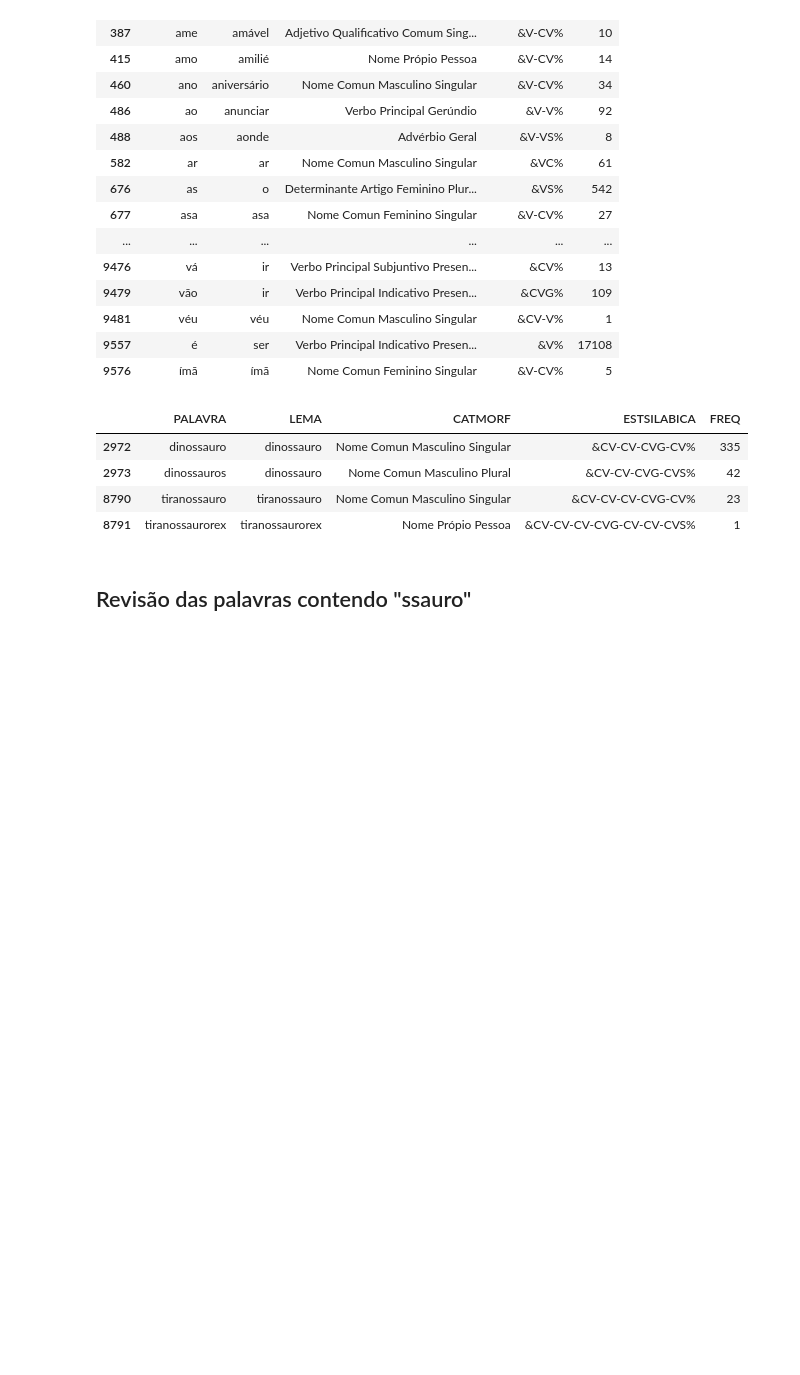
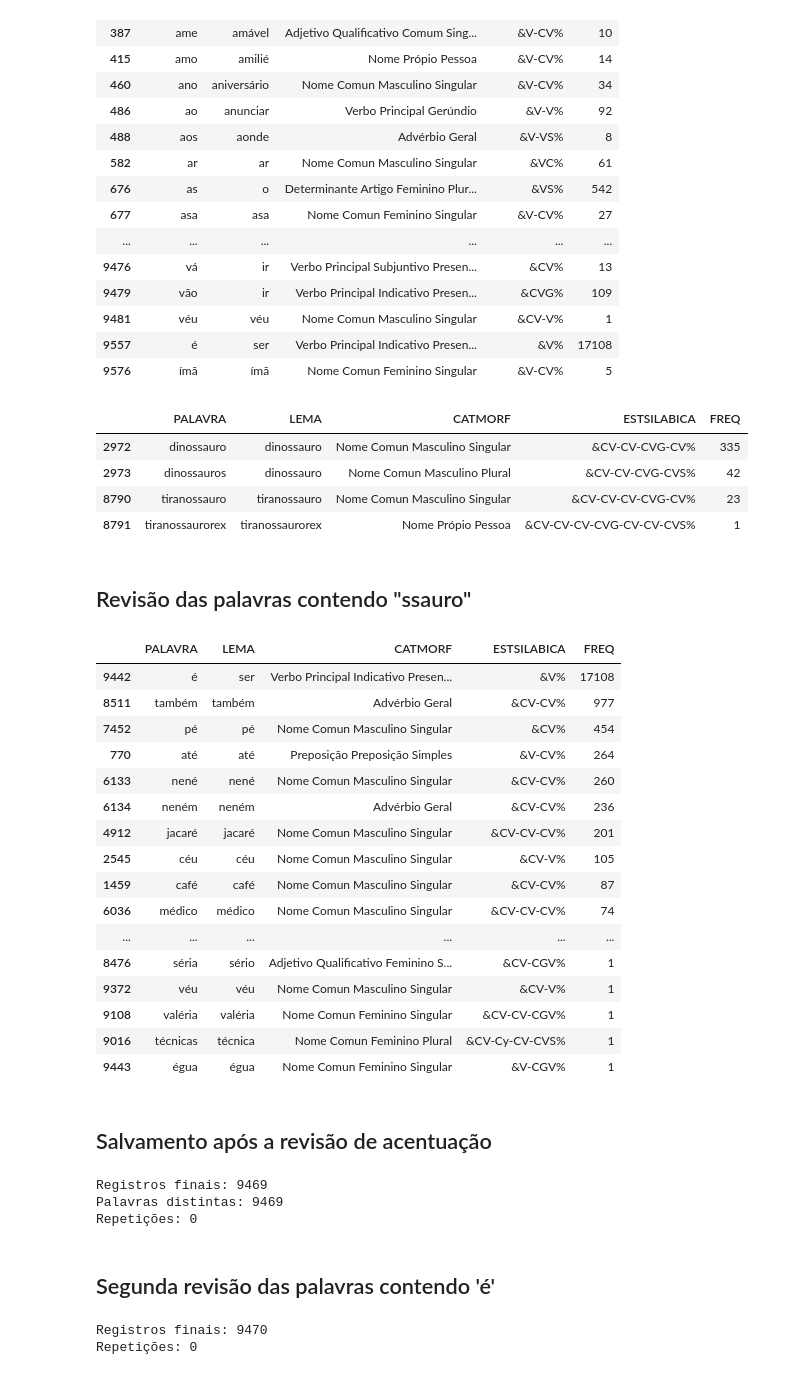
Before and after one commit to FatecFranca/DSM-P5-G01-2026-02, a Jupyter notebook: Pre_processamento_3.ipynb, the cells around one changed output. Drawn from its saved outputs; the diff is of its cells as text; code cells hidden in the pictures; blank space fills up the shorter version.

Commit message:
finalização do tratamento de palavras que contenha 'é'

```diff
--- a/Pre_processamento_3.ipynb
+++ b/Pre_processamento_3.ipynb
@@ -471,3 +471,73 @@ df = df.loc[~remover_ssauro].copy()
 print("Registros removidos:", int(remover_ssauro.sum()))
 print("Registros restantes:", int(df["PALAVRA"].astype(str).str.contains("ssauro", case=False, na=False).sum()))
 df.to_excel("Corpus_SANTOS_TONI_FDC_tratado_sem_repeticoes.xlsx", index=False)
+# %%
+pd.set_option("display.max_rows", None)
+
+palavras_com_e_agudo = df[
+    df["PALAVRA"].astype(str).str.contains("é", case=False, na=False)
+].sort_values(
+    by="FREQ",
+    ascending=False
+)
+
+palavras_com_e_agudo[
+    ["PALAVRA", "LEMA", "CATMORF", "ESTSILABICA", "FREQ"]
+]
+# %% [output]
+|  | PALAVRA | LEMA | CATMORF | ESTSILABICA | FREQ |
+| 9442 | é | ser | Verbo Principal Indicativo Presen... | &V% | 17108 |
+| 8511 | também | também | Advérbio Geral | &CV-CV% | 977 |
+| 7452 | pé | pé | Nome Comun Masculino Singular | &CV% | 454 |
+| 770 | até | até | Preposição Preposição Simples | &V-CV% | 264 |
+| 6133 | nené | nené | Nome Comun Masculino Singular | &CV-CV% | 260 |
+| 6134 | neném | neném | Advérbio Geral | &CV-CV% | 236 |
+| 4912 | jacaré | jacaré | Nome Comun Masculino Singular | &CV-CV-CV% | 201 |
+| 2545 | céu | céu | Nome Comun Masculino Singular | &CV-V% | 105 |
+| 1459 | café | café | Nome Comun Masculino Singular | &CV-CV% | 87 |
+| 6036 | médico | médico | Nome Comun Masculino Singular | &CV-CV-CV% | 74 |
+| ... | ... | ... | ... | ... | ... |
+| 8476 | séria | sério | Adjetivo Qualificativo Feminino S... | &CV-CGV% | 1 |
+| 9372 | véu | véu | Nome Comun Masculino Singular | &CV-V% | 1 |
+| 9108 | valéria | valéria | Nome Comun Feminino Singular | &CV-CV-CGV% | 1 |
+| 9016 | técnicas | técnica | Nome Comun Feminino Plural | &CV-Cy-CV-CVS% | 1 |
+| 9443 | égua | égua | Nome Comun Feminino Singular | &V-CGV% | 1 |
+# %% [markdown]
+## Salvamento após a revisão de acentuação
+# %%
+import pandas as pd
+
+arquivo_oficial = "Corpus_SANTOS_TONI_FDC_tratado_sem_repeticoes.xlsx"
+df = pd.read_excel(arquivo_oficial)
+
+correcoes = {"tr\u00e9s": "tr\u00eas", "beb\u00e9": "beb\u00ea", "ingl\u00e9s": "ingl\u00eas", "t\u00e9nis": "t\u00eanis", "id\u00e9ia": "ideia", "id\u00e9ias": "ideias", "esp\u00e9ra": "espera", "papelhigi\u00e9nico": "papel higi\u00eanico", "premio": "pr\u00eamio", "j\u00e1car\u00e9": "jacar\u00e9", "c\u00e9lular": "celular", "faz\u00e9r": "fazer", "pr\u00e9escola": "pr\u00e9-escola", "pr\u00e9adolescente": "pr\u00e9-adolescente", "prot\u00eag\u00e9r": "proteger", "preench\u00e9r": "preencher"}
+for coluna in ["PALAVRA", "LEMA"]:
+    df[coluna] = df[coluna].replace(correcoes)
+df = df.sort_values(["PALAVRA", "FREQ"], ascending=[True, False]).drop_duplicates("PALAVRA", keep="first").copy()
+df.to_excel(arquivo_oficial, index=False)
+print("Registros finais:", len(df))
+print("Palavras distintas:", df["PALAVRA"].nunique())
+print("Repetições:", int(df["PALAVRA"].duplicated().sum()))
+# %% [output]
+Registros finais: 9469
+Palavras distintas: 9469
+Repetições: 0
+# %% [markdown]
+## Segunda revisão das palavras contendo 'é'
+# %%
+import pandas as pd
+
+arquivo_oficial = "Corpus_SANTOS_TONI_FDC_tratado_sem_repeticoes.xlsx"
+df = pd.read_excel(arquivo_oficial)
+correcoes = {"perd\u00e9r": "perder", "prot\u00e9g\u00e9r": "proteger", "pr\u00e9mio": "pr\u00eamio", "seq\u00e9ncia": "sequ\u00eancia", "seq\u00e9ncias": "sequ\u00eancias", "prefer\u00e9ncia": "prefer\u00eancia"}
+remover = {"nen\u00e9mvai", "perigos\u00e9zima", "n\u00e9ga", "m\u00ea\u00ea\u00e9", "p\u00e9gasus", "respond\u00e9ncia", "vcc\u00e9", "quin\u00e9m", "qui\u00e9", "tl\u00e9s", "temtamb\u00e9m", "vend\u00e9la", "v\u00e9ja", "voc\u00e9n\u00e3o", "xan\u00e9u", "zez\u00e9", "xxxchap\u00e9u", "z\u00e9mij\u00e3o", "\u00e9eee", "\u00e9fala", "\u00e9gorda", "\u00e9louca", "\u00e9magra", "\u00e9maluca", "\u00e9j\u00falia", "\u00e9mas", "\u00e9para", "\u00e9paro", "\u00e9que", "\u00e9rre", "\u00e9teu", "\u00ea\u00ea\u00ea\u00e9"}
+for coluna in ["PALAVRA", "LEMA"]:
+    df[coluna] = df[coluna].replace(correcoes)
+df = df.loc[~df["PALAVRA"].isin(remover)].copy()
+df = df.sort_values(["PALAVRA", "FREQ"], ascending=[True, False]).drop_duplicates("PALAVRA", keep="first").copy()
+df.to_excel(arquivo_oficial, index=False)
+print("Registros finais:", len(df))
+print("Repetições:", int(df["PALAVRA"].duplicated().sum()))
+# %% [output]
+Registros finais: 9470
+Repetições: 0
```
Also changed, not shown: parts of 1 cell of this notebook, 2 other files.
